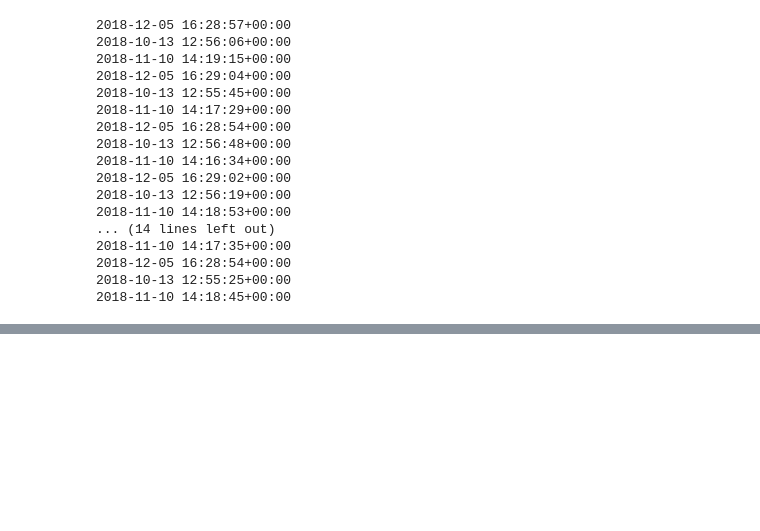
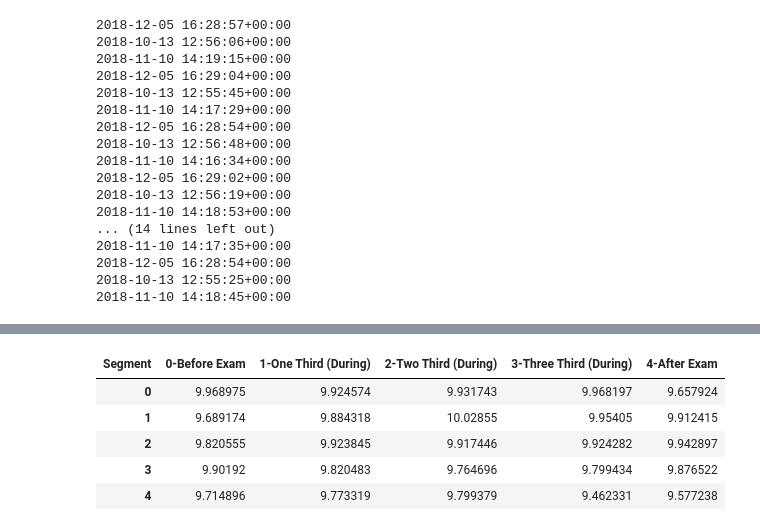
Before and after one commit to kiwwifruit/project3, a Jupyter notebook: acc_data.ipynb, the cells around one changed output, grey strips where cells are left out. Saved outputs shown, nothing was run; the diff lists cells and outputs as text; code cells hidden in the pictures; blank space fills up the shorter version.

```diff
--- a/data_preprocess.ipynb
+++ b/acc_data.ipynb
@@ -134,25 +134,28 @@ def get_data(sid, exam, time_adjustment=1):
     exam_start_dt = session_start_dt.replace(hour=session_start_dt.hour+time_adjustment, minute=0, second=0, microsecond=0)
     exam_start_time = int(exam_start_dt.timestamp())
     if exam == 'Final':
-        halfway_time = exam_start_time + (10_800 / 2)  # Halfway (1.5 hours after exam start)
-        exam_end_time = exam_start_time + 10_800  # Exam end (3 hours after exam start)
+        time_1 = exam_start_time + (10_800 / 3)  # 1/3 (1 hour after exam start)
+        time_2 = time_1 + (10_800 / 3) # 2/3 (2 hours after exam start)
+        time_3 = exam_start_time + 10_800  # Exam end (3 hours after exam start)
     else:
-        halfway_time = exam_start_time + (10_800 / 4)  # Halfway (1.5 hours after exam start)
-        exam_end_time = exam_start_time + (10_800 / 2)  # Exam end (3 hours after exam start)
+        time_1 = exam_start_time + (5400 / 3)  # 1/3 (1 hour after exam start)
+        time_2 = time_1 + (5400 / 3) # 2/3 (2 hours after exam start)
+        time_3 = exam_start_time + 5400
 
     acc = acc.iloc[2:].reset_index(drop=True)  # Remove first two rows (start time & sample rate)
     acc['Timestamp'] = session_start_unix + (acc.index / sample_rate)
 
     conditions = [
     (acc['Timestamp'] < exam_start_time),
-    (acc['Timestamp'] >= exam_start_time) & (acc['Timestamp'] < halfway_time),
-    (acc['Timestamp'] >= halfway_time) & (acc['Timestamp'] < exam_end_time),
-    (acc['Timestamp'] >= exam_end_time),
+    (acc['Timestamp'] >= exam_start_time) & (acc['Timestamp'] < time_1),
+    (acc['Timestamp'] >= time_1) & (acc['Timestamp'] < time_2),
+    (acc['Timestamp'] >= time_2) & (acc['Timestamp'] < time_3),
+    (acc['Timestamp'] >= time_3),
     ]
 
-    labels = ['0-Before Exam', '1-Exam Start to Halfway', '2-Halfway to Exam End', '3-After Exam']
+    labels = ['0-Before Exam', '1-One Third (During)', '2-Two Third (During)', '3-Three Third (During)', '4-After Exam']
 
-    acc['Segment'] = np.select(conditions, labels)
+    acc['Segment'] = np.select(conditions, labels, default='0')
 
     conver = 9.81 / 64 # convert to m/s^2
     acc[f'{sid}_{exam}'] = np.sqrt(acc.iloc[:, 0]**2 + acc.iloc[:, 1]**2 + acc.iloc[:, 2]**2) * conver
@@ -205,3 +198,15 @@ all_exam_data.set_index('Segment', drop=True)
+# %%
+df_transposed = all_exam_data.T
+df_transposed.columns = df_transposed.iloc[0]  # Assign first row as column headers
+df_transposed = df_transposed[1:].reset_index(drop=True)  # Remove the old first row
+df_transposed.head()
+# %% [output]
+| Segment | 0-Before Exam | 1-One Third (During) | 2-Two Third (During) | 3-Three Third (During) | 4-After Exam |
+| 0 | 9.968975 | 9.924574 | 9.931743 | 9.968197 | 9.657924 |
+| 1 | 9.689174 | 9.884318 | 10.02855 | 9.95405 | 9.912415 |
+| 2 | 9.820555 | 9.923845 | 9.917446 | 9.924282 | 9.942897 |
+| 3 | 9.90192 | 9.820483 | 9.764696 | 9.799434 | 9.876522 |
+| 4 | 9.714896 | 9.773319 | 9.799379 | 9.462331 | 9.577238 |
 # %%
 grade = pd.read_csv('data/ParsedGrades.csv')
 grade['name'] = grade['Student'] + '_' + grade['Exam']
```
Also changed, not shown: parts of 6 cells of this notebook.
